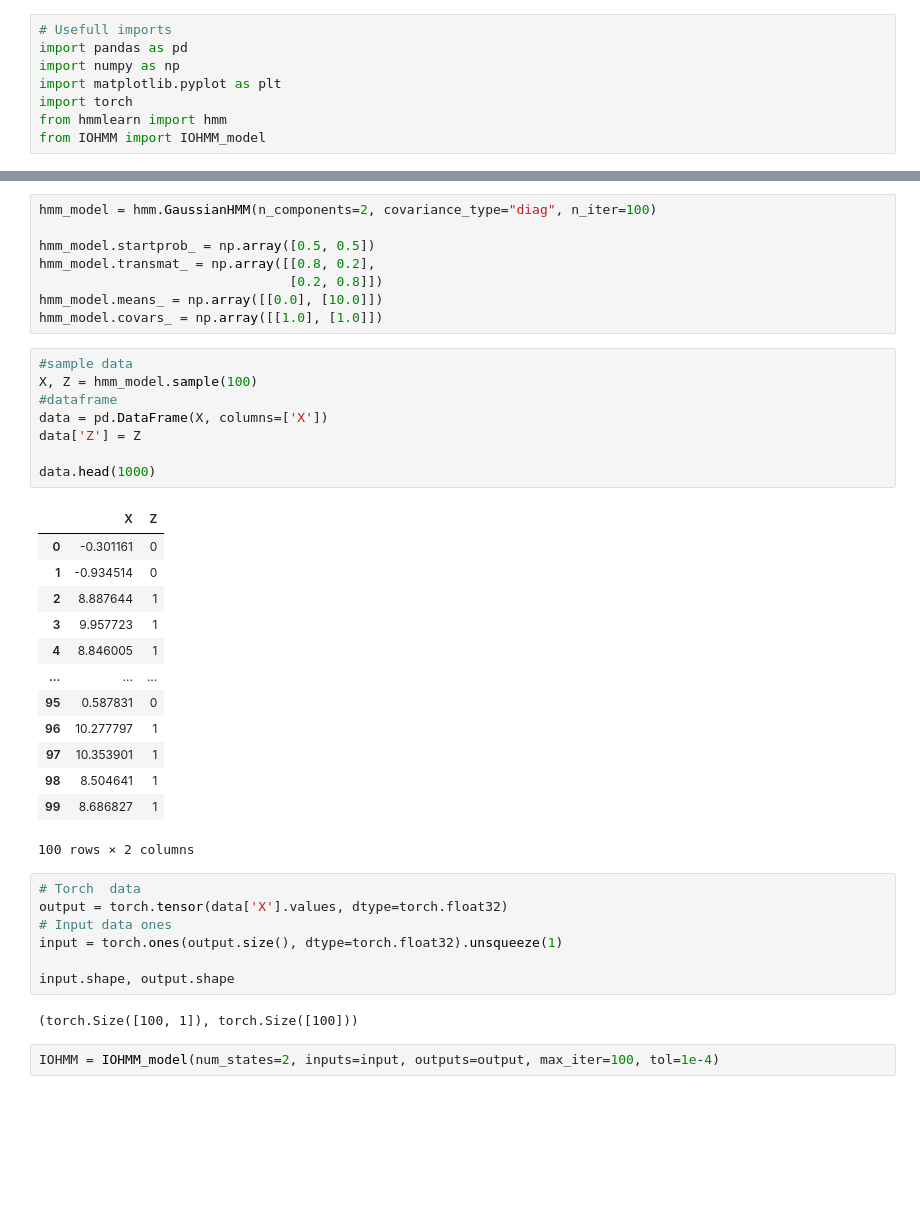
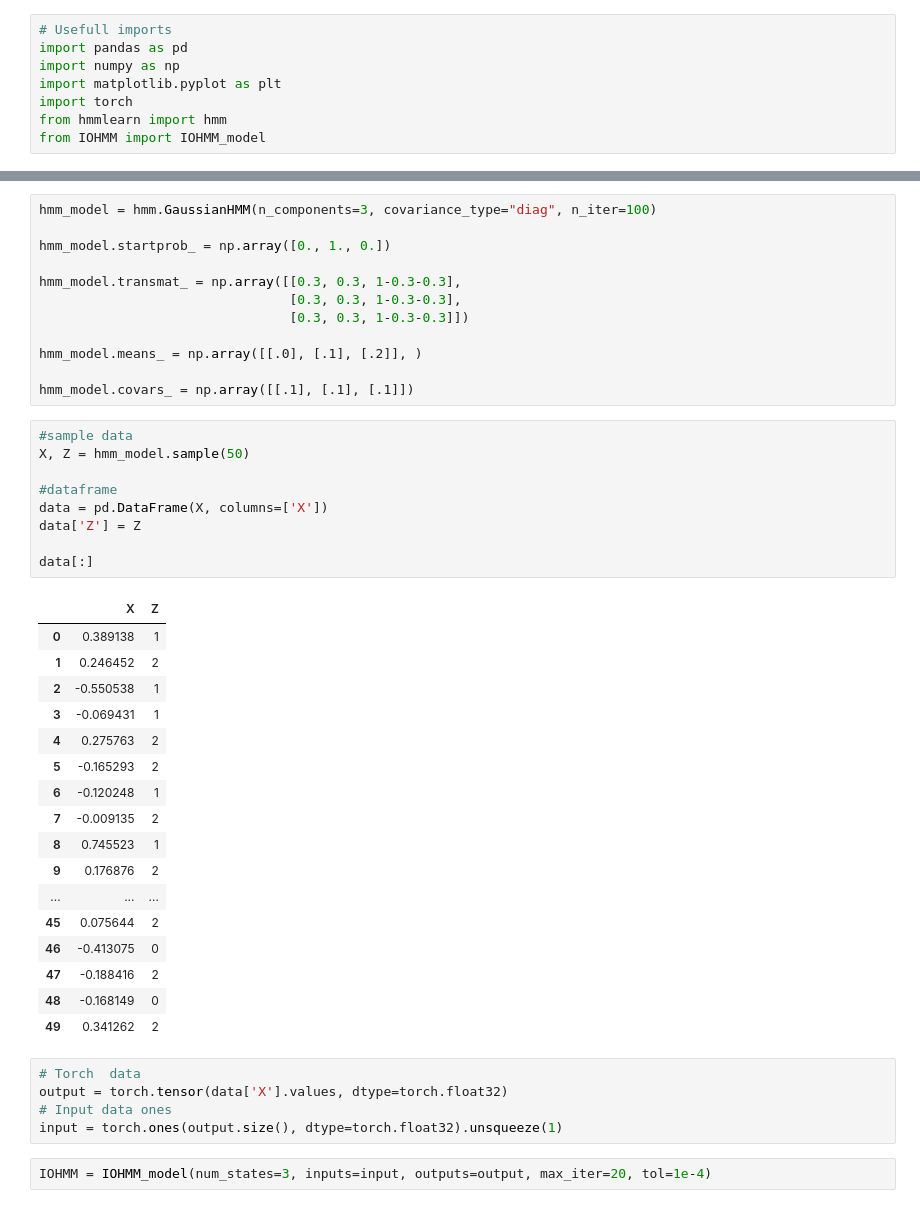
Before and after one commit to 3sara/PML_project, a Jupyter notebook: IOHMM_self/fake_data_test.ipynb, the cells around one changed output, grey strips where cells are left out. Drawn from its saved outputs; the diff is of its cells as text; blank space fills up the shorter version.

```diff
--- a/IOHMM_self/fake_data_test.ipynb
+++ b/IOHMM_self/fake_data_test.ipynb
@@ -9,44 +38,49 @@ from IOHMM import IOHMM_model
 # %%
-hmm_model = hmm.GaussianHMM(n_components=2, covariance_type="diag", n_iter=100)
+hmm_model = hmm.GaussianHMM(n_components=3, covariance_type="diag", n_iter=100)
 
-hmm_model.startprob_ = np.array([0.5, 0.5])
-hmm_model.transmat_ = np.array([[0.8, 0.2],
-                                [0.2, 0.8]])
-hmm_model.means_ = np.array([[0.0], [10.0]])
-hmm_model.covars_ = np.array([[1.0], [1.0]])
+hmm_model.startprob_ = np.array([0., 1., 0.])
+
+hmm_model.transmat_ = np.array([[0.3, 0.3, 1-0.3-0.3],
+                                [0.3, 0.3, 1-0.3-0.3],
+                                [0.3, 0.3, 1-0.3-0.3]])
+
+hmm_model.means_ = np.array([[.0], [.1], [.2]], )
+
+hmm_model.covars_ = np.array([[.1], [.1], [.1]])
 # %%
 #sample data
-X, Z = hmm_model.sample(100)
+X, Z = hmm_model.sample(50)
+
 #dataframe
 data = pd.DataFrame(X, columns=['X'])
 data['Z'] = Z
 
-data.head(1000)
+data[:]
 # %% [output]
 |  | X | Z |
-| 0 | -0.301161 | 0 |
-| 1 | -0.934514 | 0 |
-| 2 | 8.887644 | 1 |
-| 3 | 9.957723 | 1 |
-| 4 | 8.846005 | 1 |
+| 0 | 0.389138 | 1 |
+| 1 | 0.246452 | 2 |
+| 2 | -0.550538 | 1 |
+| 3 | -0.069431 | 1 |
+| 4 | 0.275763 | 2 |
+| 5 | -0.165293 | 2 |
+| 6 | -0.120248 | 1 |
+| 7 | -0.009135 | 2 |
+| 8 | 0.745523 | 1 |
+| 9 | 0.176876 | 2 |
 | ... | ... | ... |
-| 95 | 0.587831 | 0 |
-| 96 | 10.277797 | 1 |
-| 97 | 10.353901 | 1 |
-| 98 | 8.504641 | 1 |
-| 99 | 8.686827 | 1 |
+| 45 | 0.075644 | 2 |
+| 46 | -0.413075 | 0 |
+| 47 | -0.188416 | 2 |
+| 48 | -0.168149 | 0 |
+| 49 | 0.341262 | 2 |
-100 rows × 2 columns
 # %%
 # Torch  data
 output = torch.tensor(data['X'].values, dtype=torch.float32)
 # Input data ones
 input = torch.ones(output.size(), dtype=torch.float32).unsqueeze(1)
-
-input.shape, output.shape
-# %% [output]
-(torch.Size([100, 1]), torch.Size([100]))
 # %%
-IOHMM = IOHMM_model(num_states=2, inputs=input, outputs=output, max_iter=100, tol=1e-4)
+IOHMM = IOHMM_model(num_states=3, inputs=input, outputs=output, max_iter=20, tol=1e-4)
 # %%
 IOHMM._baum_welch()
 # %% [output]
```
Also changed, not shown: parts of 4 cells of this notebook, 1 other file.
